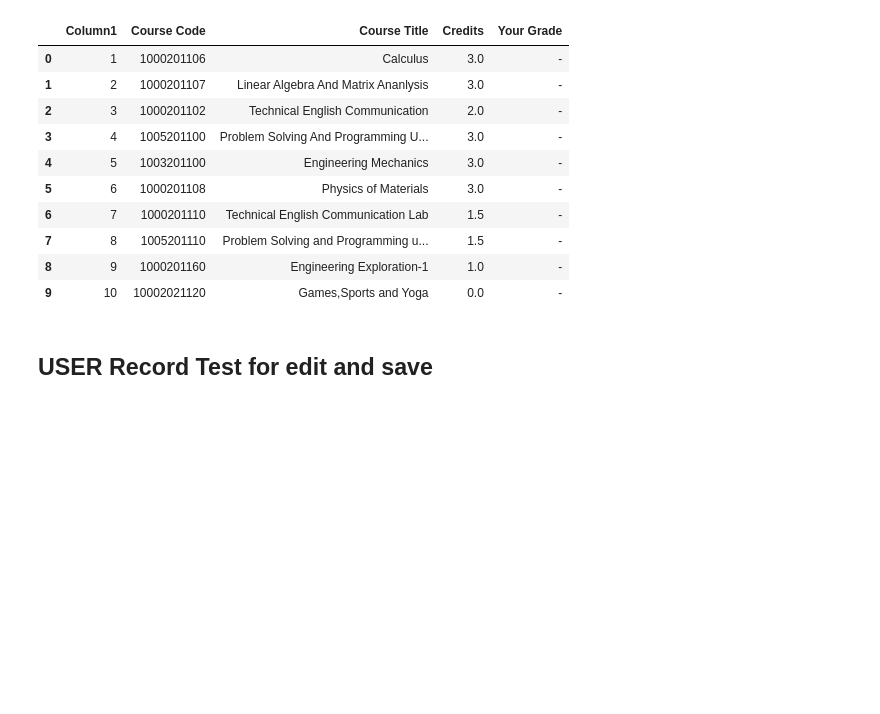
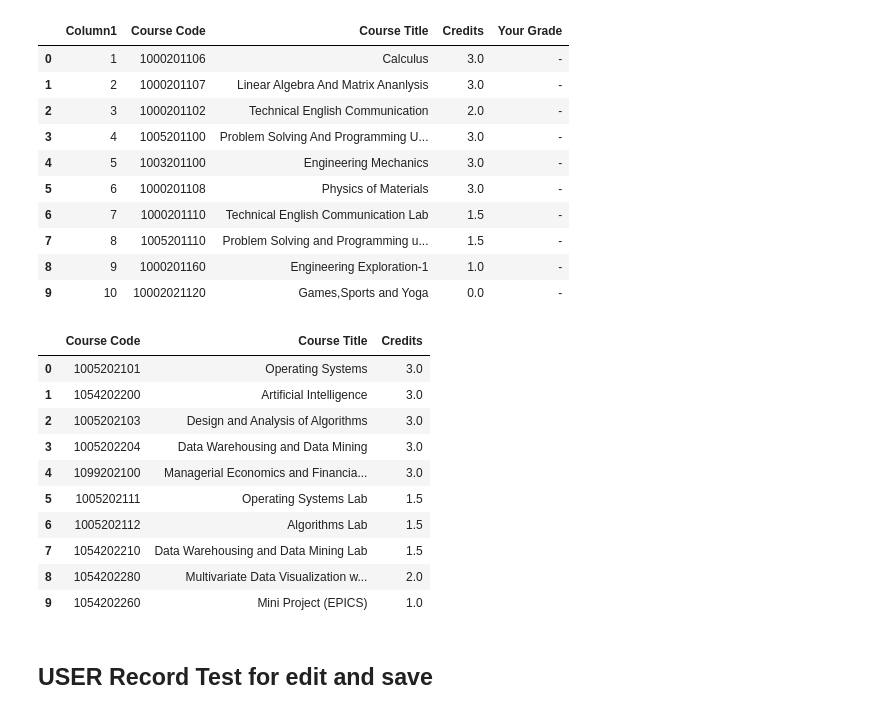
Before and after one commit to sasivatsal7122/MyAcadRec--webapp, a Jupyter notebook: sem/extractor.ipynb, the cells around one changed output. Drawn from its saved outputs; the diff is of its cells as text; code cells hidden in the pictures; blank space fills up the shorter version.

```diff
--- a/sem/extractor.ipynb
+++ b/sem/extractor.ipynb
@@ -53,3 +53,23 @@ sem3df = pd.DataFrame(sem3)
 # %%
 sem3df['Your Grade'] = '-'
 sem3df.to_excel("sem3.xlsx")
+# %%
+sem4 = {
+    'Course Code' : ['1005202101', '1054202200', '1005202103', '1005202204','1099202100',' 1005202111 ','1005202112','1054202210','1054202280','1054202260'],
+    'Course Title' : ['Operating Systems', 'Artificial Intelligence', 'Design and Analysis of Algorithms','Data Warehousing and Data Mining','Managerial Economics and Financial Analysis','Operating Systems Lab','Algorithms Lab','Data Warehousing and Data Mining Lab', 'Multivariate Data Visualization with R','Mini Project (EPICS)'],
+    'Credits' : [3,3,3,3,3,1.5,1.5,1.5,2,1],
+}
+sem4df = pd.DataFrame(sem4)
+sem4df
+# %% [output]
+|  | Course Code | Course Title | Credits |
+| 0 | 1005202101 | Operating Systems | 3.0 |
+| 1 | 1054202200 | Artificial Intelligence | 3.0 |
+| 2 | 1005202103 | Design and Analysis of Algorithms | 3.0 |
+| 3 | 1005202204 | Data Warehousing and Data Mining | 3.0 |
+| 4 | 1099202100 | Managerial Economics and Financia... | 3.0 |
+| 5 | 1005202111 | Operating Systems Lab | 1.5 |
+| 6 | 1005202112 | Algorithms Lab | 1.5 |
+| 7 | 1054202210 | Data Warehousing and Data Mining Lab | 1.5 |
+| 8 | 1054202280 | Multivariate Data Visualization w... | 2.0 |
+| 9 | 1054202260 | Mini Project (EPICS) | 1.0 |
```
Also changed, not shown: parts of 4 cells of this notebook, 15 other files.
